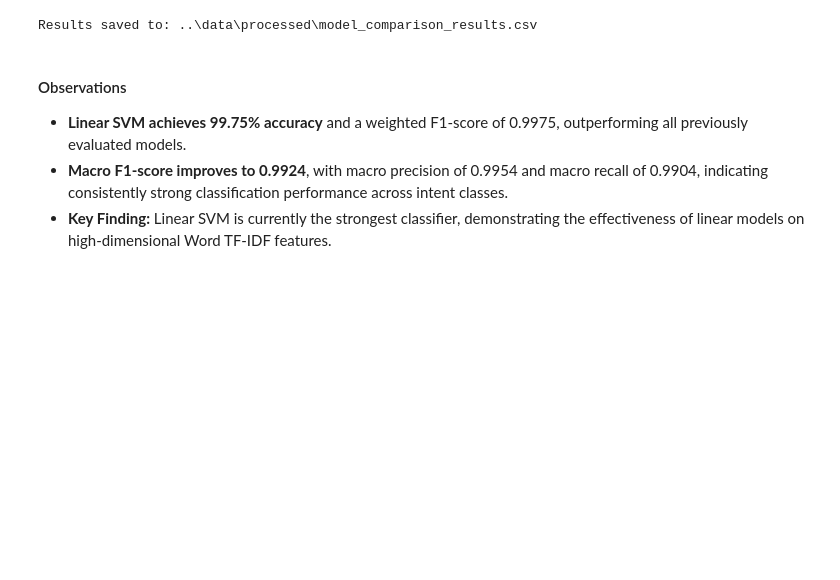
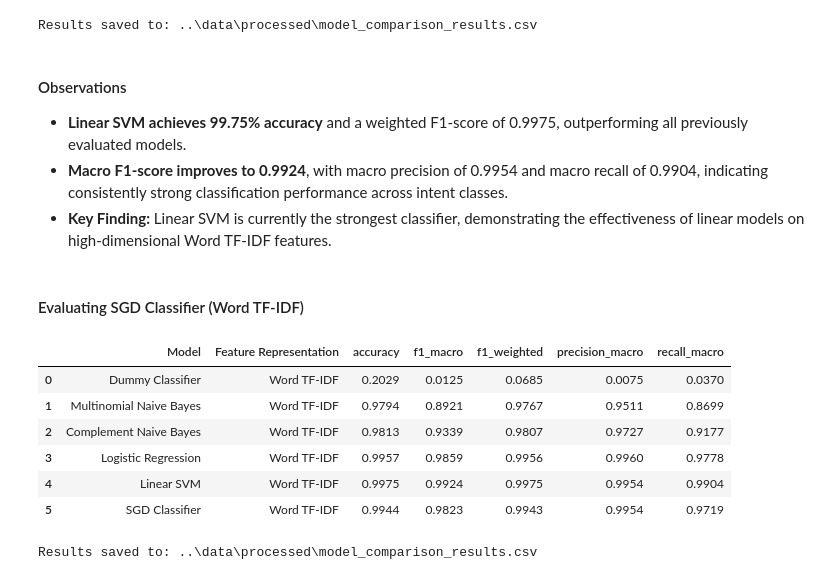
Before and after one commit to TejasMJ/Customer-Support-Intent-Intelligence, a Jupyter notebook: notebooks/05_model_development.ipynb, the cells around one changed output. Saved outputs shown, nothing was run; the diff lists cells and outputs as text; code cells hidden in the pictures; blank space fills up the shorter version.

Commit message:
SGD Classifier added

```diff
--- a/notebooks/05_model_development.ipynb
+++ b/notebooks/05_model_development.ipynb
@@ -439,3 +439,64 @@ Results saved to: ..\data\processed\model_comparison_results.csv
 - **Linear SVM achieves 99.75% accuracy** and a weighted F1-score of 0.9975, outperforming all previously evaluated models.
 - **Macro F1-score improves to 0.9924**, with macro precision of 0.9954 and macro recall of 0.9904, indicating consistently strong classification performance across intent classes.
 - **Key Finding:** Linear SVM is currently the strongest classifier, demonstrating the effectiveness of linear models on high-dimensional Word TF-IDF features.
+# %% [markdown]
+#### Evaluating SGD Classifier (Word TF-IDF)
+# %%
+sgd_model = SGDClassifier(
+    loss="log_loss",
+    penalty="l2",
+    alpha=0.0001,
+    max_iter=1000,
+    tol=1e-3,
+    random_state=42
+)
+
+sgd_cv_results = cross_validate(
+    sgd_model,
+    X_train_word,
+    y_train,
+    cv=cv,
+    scoring=scoring,
+    n_jobs=-1
+)
+
+sgd_metrics = {
+    metric: sgd_cv_results[f"test_{metric}"].mean()
+    for metric in scoring
+}
+
+with mlflow.start_run(run_name="SGD Classifier - Word TF-IDF"):
+    mlflow.log_params({
+        "model": "SGDClassifier",
+        "loss": "log_loss",
+        "penalty": "l2",
+        "alpha": 0.0001,
+        "max_iter": 1000,
+        "feature_representation": "word_tfidf",
+        "cv_folds": 5
+    })
+
+    for metric, value in sgd_metrics.items():
+        mlflow.log_metric(f"cv_{metric}", value)
+
+model_results.append({
+    "Model": "SGD Classifier",
+    "Feature Representation": "Word TF-IDF",
+    **sgd_metrics
+})
+
+results_df = pd.DataFrame(model_results)
+results_df.to_csv(results_path, index=False)
+
+display(results_df.round(4))
+
+print(f"\nResults saved to: {results_path}")
+# %% [output]
+|  | Model | Feature Representation | accuracy | f1_macro | f1_weighted | precision_macro | recall_macro |
+| 0 | Dummy Classifier | Word TF-IDF | 0.2029 | 0.0125 | 0.0685 | 0.0075 | 0.0370 |
+| 1 | Multinomial Naive Bayes | Word TF-IDF | 0.9794 | 0.8921 | 0.9767 | 0.9511 | 0.8699 |
+| 2 | Complement Naive Bayes | Word TF-IDF | 0.9813 | 0.9339 | 0.9807 | 0.9727 | 0.9177 |
+| 3 | Logistic Regression | Word TF-IDF | 0.9957 | 0.9859 | 0.9956 | 0.9960 | 0.9778 |
+| 4 | Linear SVM | Word TF-IDF | 0.9975 | 0.9924 | 0.9975 | 0.9954 | 0.9904 |
+| 5 | SGD Classifier | Word TF-IDF | 0.9944 | 0.9823 | 0.9943 | 0.9954 | 0.9719 |
+Results saved to: ..\data\processed\model_comparison_results.csv
```
Also changed, not shown: parts of 1 cell of this notebook.
